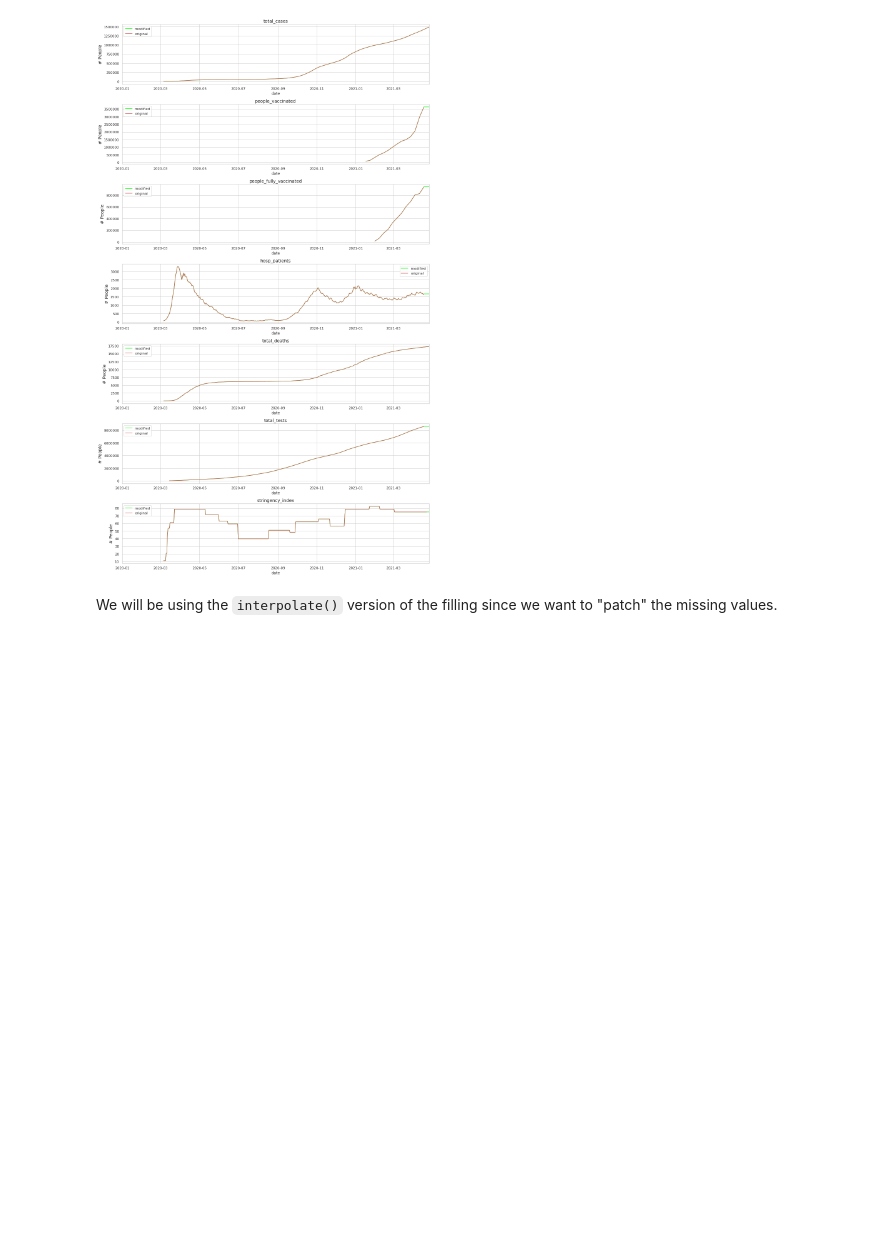
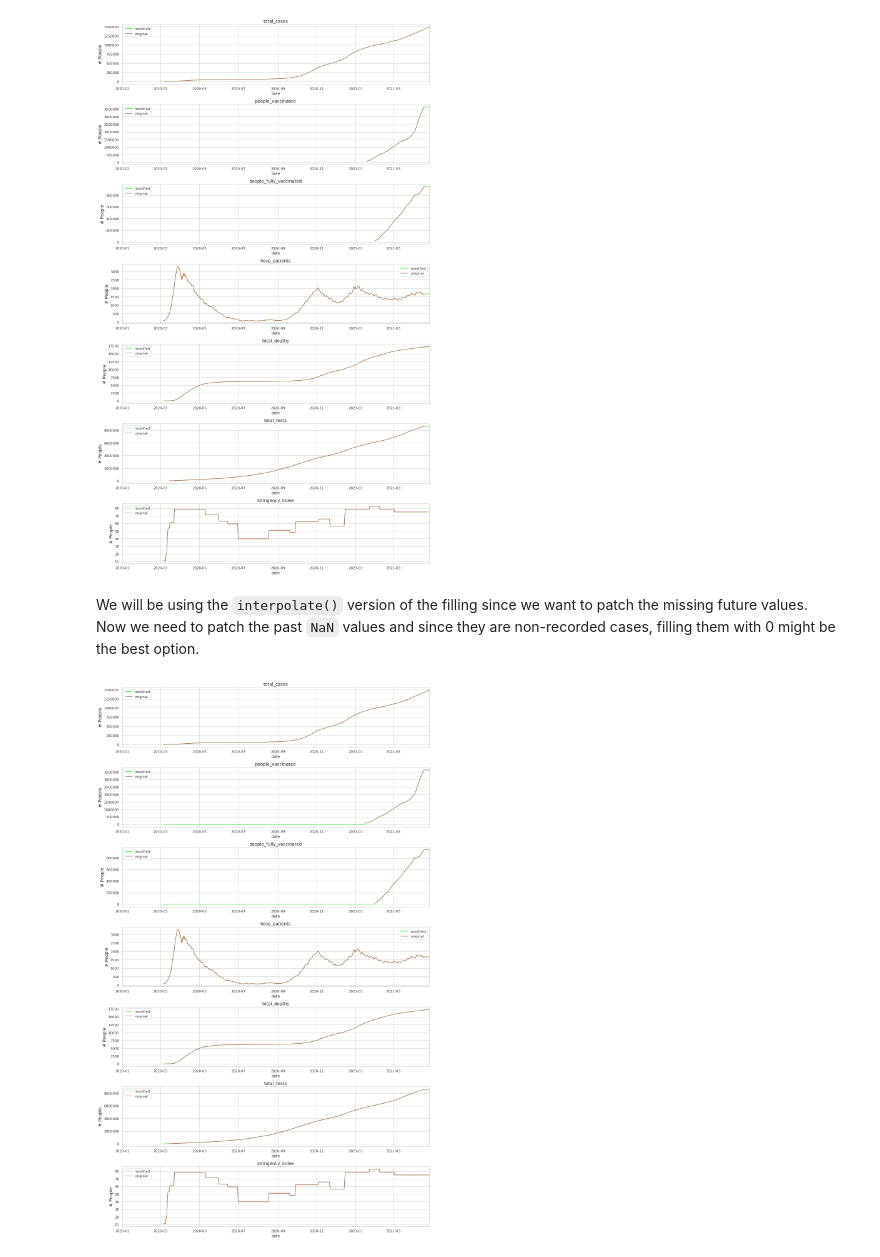
Before and after one commit to michaelbahchevanov/lockscan, a Jupyter notebook: EDA_COVID.ipynb, the cells around one changed output. Cells and saved outputs as stored; diff of their text form; code cells hidden in the pictures; blank space fills up the shorter version.

```diff
--- a/EDA_COVID.ipynb
+++ b/EDA_COVID.ipynb
@@ -403,4 +399,20 @@ fig.tight_layout()
 # %% [output]
 [figure]
 # %% [markdown]
-We will be using the `interpolate()` version of the filling since we want to "patch" the missing values.
+We will be using the `interpolate()` version of the filling since we want to patch the missing future values.
+Now we need to patch the past `NaN` values and since they are non-recorded cases, filling them with 0 might be the best option.
+# %%
+fig, ax = plt.subplots(nrows=7, ncols=1, figsize=(15, 25))
+
+for i, column in enumerate(df_n.drop(['date', 'location'], axis=1).columns):
+    sns.lineplot(x=df_n['date'], y=df_n[column].fillna(0), ax=ax[i], color='lime', label = 'modified')
+    sns.lineplot(x=df_n['date'], y=df_n[column], ax=ax[i], color='indianred', label = 'original')
+    ax[i].ticklabel_format(style='plain', axis='y')
+    ax[i].set_title('{}'.format(column), fontsize=14)
+    ax[i].set_ylabel(ylabel='# People', fontsize=14)
+    ax[i].set_xlim([date(2020, 1, 1), date(2021, 4, 26)])
+    df_n[column].fillna(0, inplace=True)
+
+fig.tight_layout()
+# %% [output]
+[figure, added]
```
Also changed, not shown: parts of 55 cells of this notebook.
